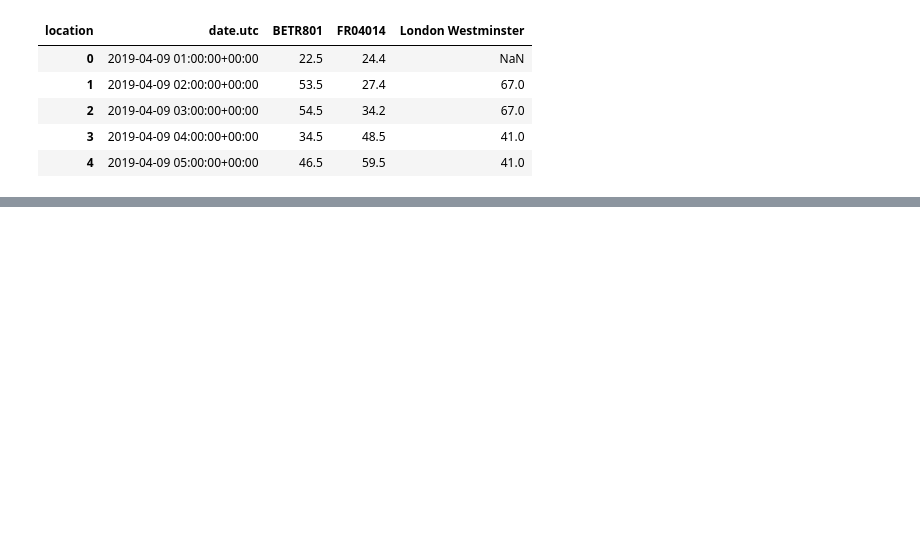
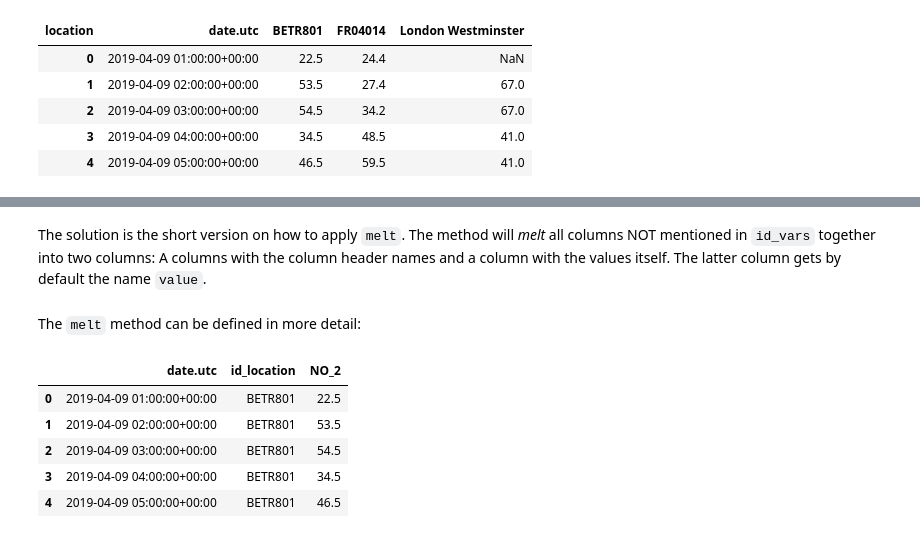
Before and after one commit to stijnvanhoey/pandas-getting-started-tutorials, a Jupyter notebook: notebooks/7_reshape_table_layout.ipynb, the cells around one changed output, grey strips where cells are left out. Saved outputs shown, nothing was run; the diff lists cells and outputs as text; code cells hidden in the pictures; blank space fills up the shorter version.

```diff
--- a/notebooks/7_reshape_table_layout.ipynb
+++ b/notebooks/7_reshape_table_layout.ipynb
@@ -187,5 +200,17 @@ no2_pivoted.head()
+# %% [markdown]
+The solution is the short version on how to apply `melt`. The method will _melt_ all columns NOT mentioned in `id_vars` together into two columns: A columns with the column header names and a column with the values itself. The latter column gets by default the name `value`.
+# %% [markdown]
+The `melt` method can be defined in more detail:
 # %%
-no2 = no2_pivoted.melt(id_vars="date.utc",
-                       value_vars=["BETR801", "FR04014", "London Westminster"],
-                       value_name="NO_2",
-                       var_name="id_location")
+no_2 = no2_pivoted.melt(id_vars="date.utc",
+                        value_vars=["BETR801", "FR04014", "London Westminster"],
+                        value_name="NO_2",
+                        var_name="id_location")
+no_2.head()
+# %% [output]
+|  | date.utc | id_location | NO_2 |
+| 0 | 2019-04-09 01:00:00+00:00 | BETR801 | 22.5 |
+| 1 | 2019-04-09 02:00:00+00:00 | BETR801 | 53.5 |
+| 2 | 2019-04-09 03:00:00+00:00 | BETR801 | 54.5 |
+| 3 | 2019-04-09 04:00:00+00:00 | BETR801 | 34.5 |
+| 4 | 2019-04-09 05:00:00+00:00 | BETR801 | 46.5 |
```
Also changed, not shown: parts of 14 cells of this notebook.
